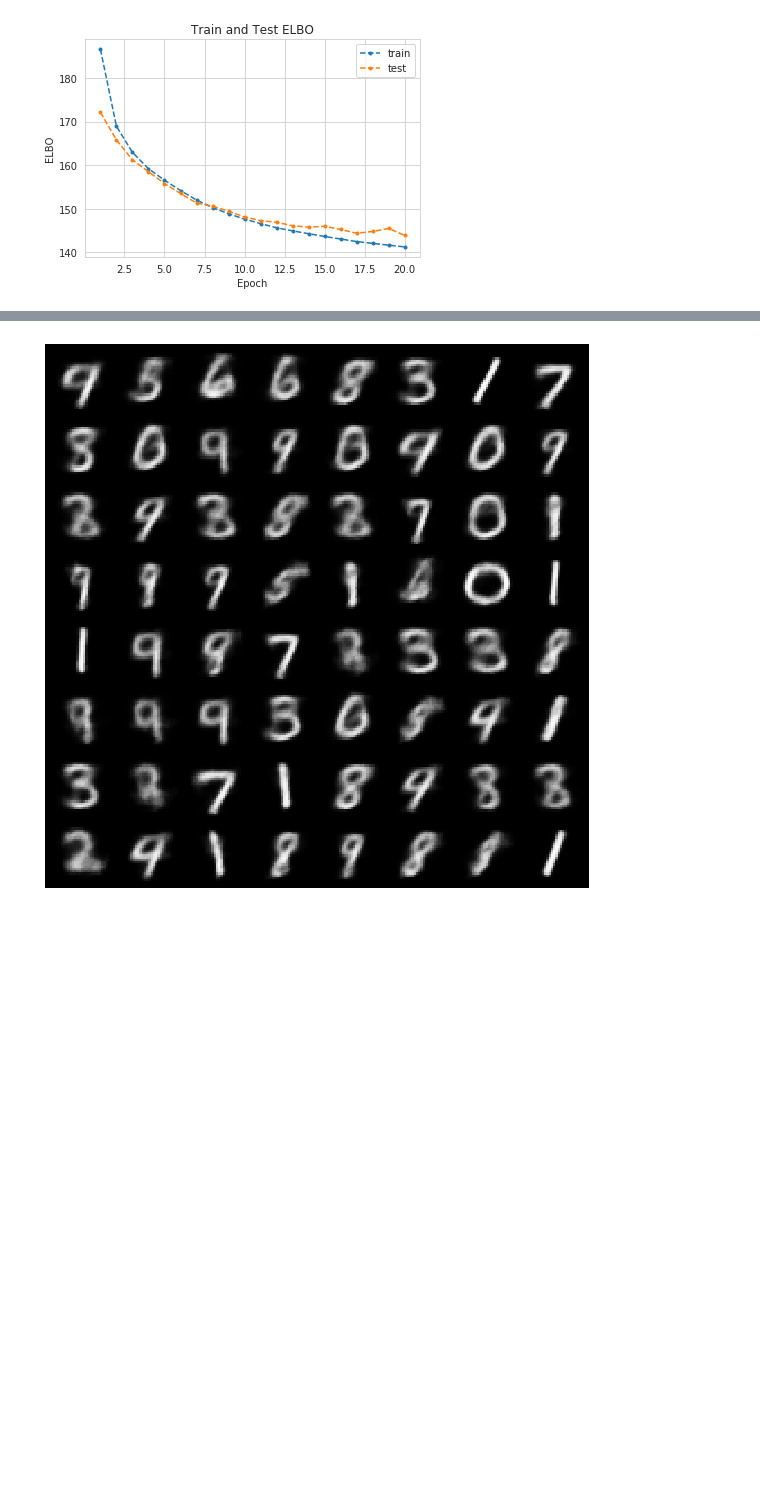
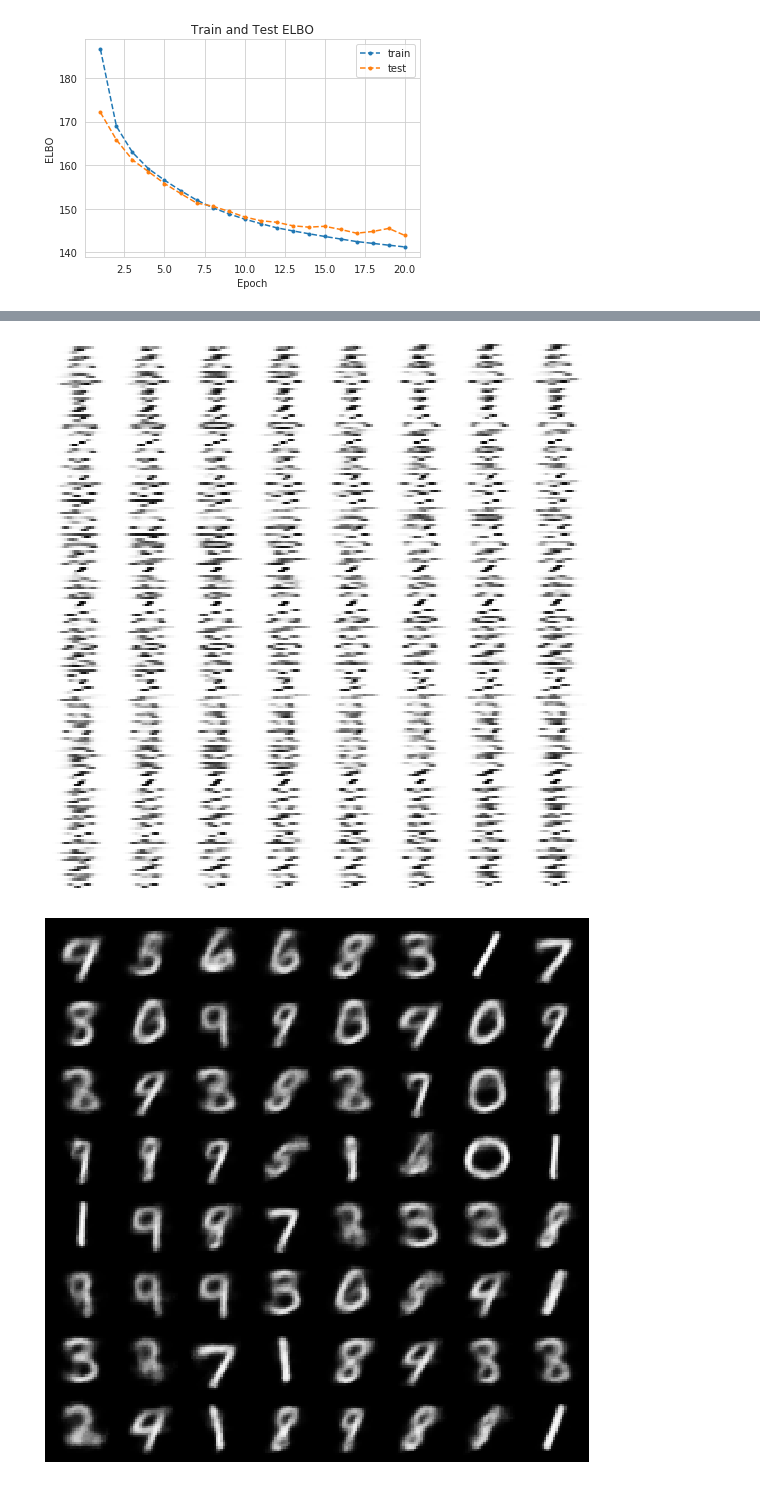
Before and after one commit to ra1ndeer/vanilla-vae, a Jupyter notebook: Vanilla VAE.ipynb, the cells around one changed output, grey strips where cells are left out. Saved outputs shown, nothing was run; the diff lists cells and outputs as text; code cells hidden in the pictures; blank space fills up the shorter version.

```diff
--- a/Vanilla VAE.ipynb
+++ b/Vanilla VAE.ipynb
@@ -212,3 +228,18 @@ plt.show()
+# %%
+num_samples = 64
+with torch.no_grad():
+    z = torch.randn(num_samples, latent_size)
+    x_tilde = model.decoder(z).view(num_samples, 1, 28, 28)
+    #save_image(x_tilde, "vanilla_vae_samples.png")
+
+#img = mpimg.imread('./vanilla_vae_samples.png')
+fig, ax = plt.subplots(figsize=(10, 10))
+ax.imshow(x_tilde.view(-1, 224).numpy(), cmap="Greys")
+ax.grid(False)
+plt.axis("off")
+plt.show()
+# %% [output]
+[figure, added]
 # %%
 num_samples = 64
 with torch.no_grad():
```
Also changed, not shown: parts of 1 cell of this notebook, 1 other file.
